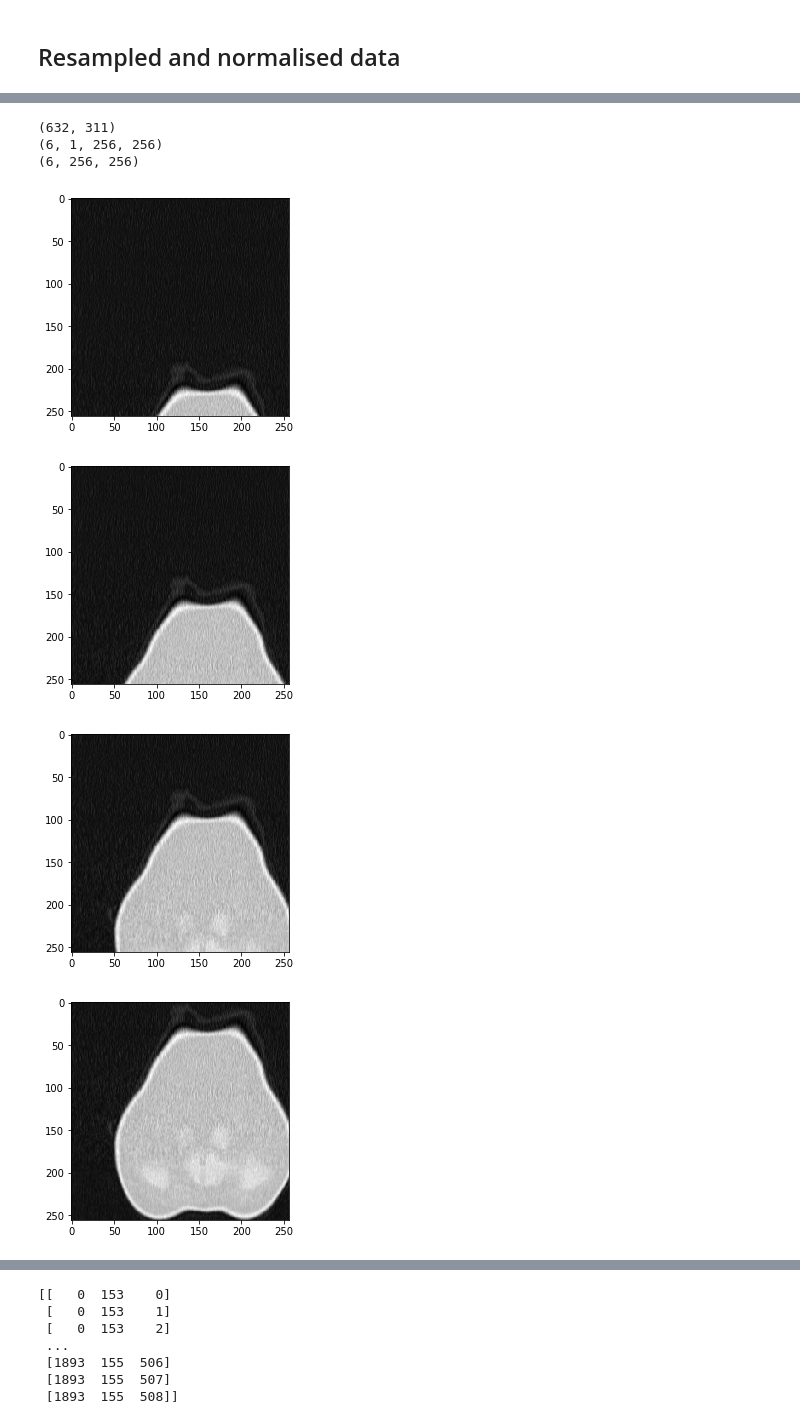
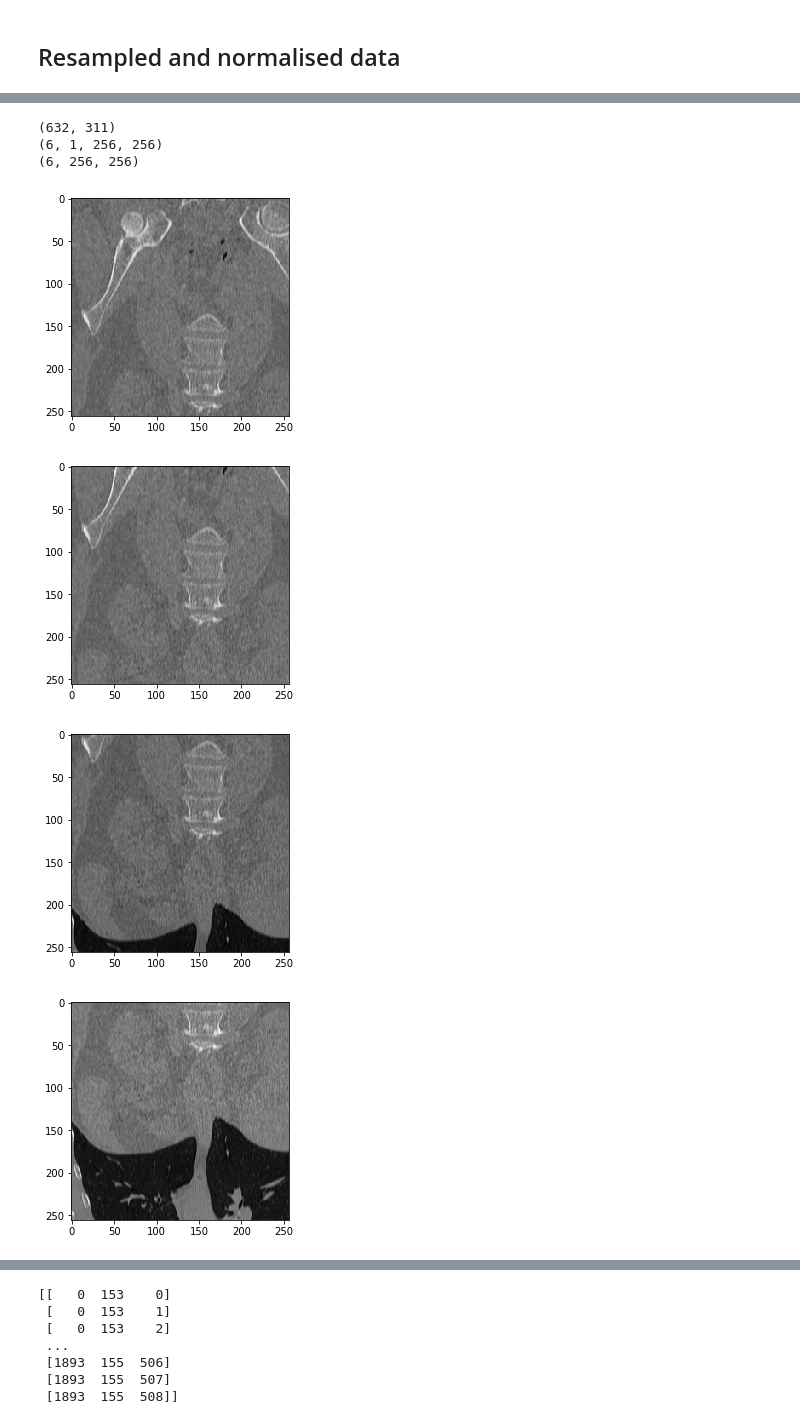
Before and after one commit to momenator/ct-mr-translation, a Jupyter notebook: Untitled.ipynb, the cells around one changed output, grey strips where cells are left out. Drawn from its saved outputs; the diff is of its cells as text; code cells hidden in the pictures.

```diff
--- a/Untitled.ipynb
+++ b/Untitled.ipynb
@@ -55,7 +58,7 @@ def unpatchify(patches: np.ndarray, imsize: Tuple[int, int]):
 ## Resampled and normalised data
 # %%
 # load scan
-mr1 = np.load('./data/visceral/train/10000005_1_CT_wb.npz')['data']
+mr1 = np.load('./data/visceral/train/10000001_3_MRT1_wb.npz')['data']
 print(mr1.shape)
 print(mr1.mean(), mr1.std()) # almost 0
 # %% [output]
@@ -64,5 +67,5 @@ print(mr1.mean(), mr1.std()) # almost 0
 # %%
 # load seg
-mr1_seg = np.load('./data/visceral/train/annotations/10000005_1_CT_wb.npz')['data']
+mr1_seg = np.load('./data/visceral/train/annotations/10000001_3_MRT1_wb.npz')['data']
 print(mr1_seg.shape)
 # %% [output]
@@ -97,19 +103,19 @@ plt.show()
 # %%
 print(mr1_cropped[:,0,:].shape)
-patches = patchify(mr1_cropped[:,0,:], (256, 256), step=64)
+patches = patchify(mr1_cropped[:,150,:], (256, 256), step=64)
 
 print(patches.shape)
 print(patches.reshape(-1, patches.shape[2], patches.shape[3]).shape)
 
 for patch_row in patches:
     for patch_col in patch_row:
         plt.imshow(patch_col)
         plt.show()
 # %% [output]
 (632, 311)
 (6, 1, 256, 256)
 (6, 256, 256)
-[figure, old version]
+[figure, new version]
-[figure, old version]
+[figure, new version]
-[figure, old version]
+[figure, new version]
-[figure, old version]
+[figure, new version]
```
Also changed, not shown: parts of 11 cells of this notebook, 1 other file.
